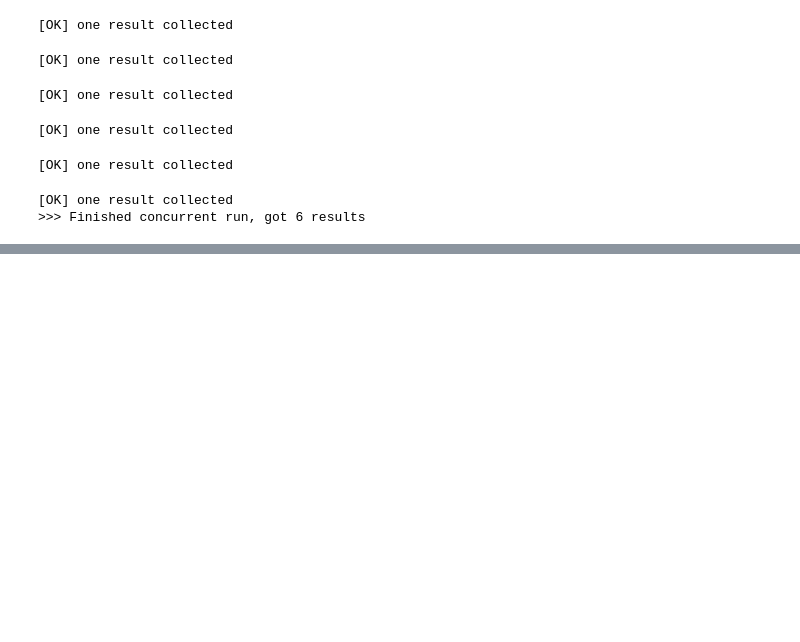
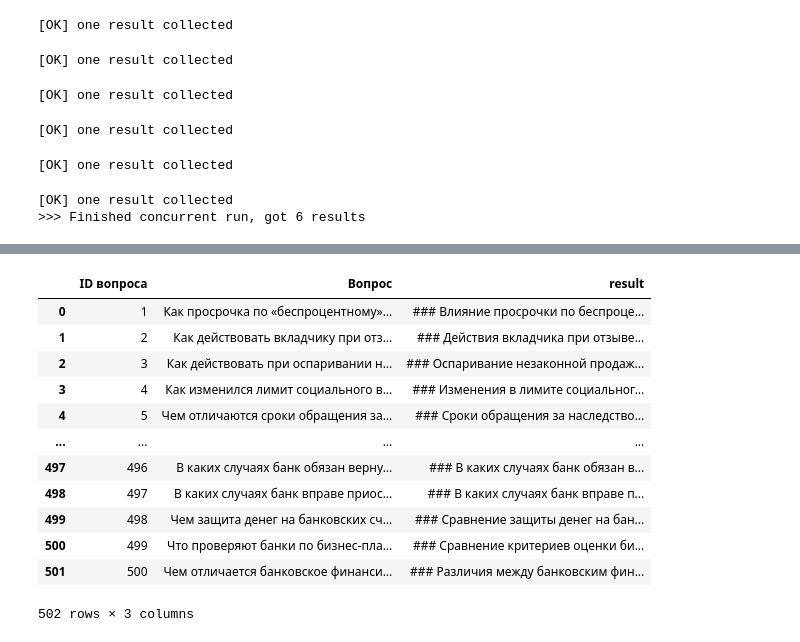
Before and after one commit to koluzh/fintech_hackathon, a Jupyter notebook: hyde.ipynb, the cells around one changed output, grey strips where cells are left out. Drawn from its saved outputs; the diff is of its cells as text; code cells hidden in the pictures; blank space fills up the shorter version.

```diff
--- a/hyde.ipynb
+++ b/hyde.ipynb
@@ -461,0 +466,2 @@ final_answer.to_csv('public_submissin.csv')
+# %%
+final_result = question_df.merge(final_answer, left_on='Вопрос', right_on='question', how='left')
@@ -461,0 +484,16 @@ final_answer.to_csv('public_submissin.csv')
+# %%
+final_result.drop(columns=['question', 'query', 'knowledge', 'prompt']).rename(columns={:
+# %% [output]
+|  | ID вопроса | Вопрос | result |
+| 0 | 1 | Как просрочка по «беспроцентному»... | ### Влияние просрочки по беспроце... |
+| 1 | 2 | Как действовать вкладчику при отз... | ### Действия вкладчика при отзыве... |
+| 2 | 3 | Как действовать при оспаривании н... | ### Оспаривание незаконной продаж... |
+| 3 | 4 | Как изменился лимит социального в... | ### Изменения в лимите социальног... |
+| 4 | 5 | Чем отличаются сроки обращения за... | ### Сроки обращения за наследство... |
+| ... | ... | ... | ... |
+| 497 | 496 | В каких случаях банк обязан верну... | ### В каких случаях банк обязан в... |
+| 498 | 497 | В каких случаях банк вправе приос... | ### В каких случаях банк вправе п... |
+| 499 | 498 | Чем защита денег на банковских сч... | ### Сравнение защиты денег на бан... |
+| 500 | 499 | Что проверяют банки по бизнес-пла... | ### Сравнение критериев оценки би... |
+| 501 | 500 | Чем отличается банковское финанси... | ### Различия между банковским фин... |
+502 rows × 3 columns
```
Also changed, not shown: parts of 2 cells of this notebook, 4 other files.
